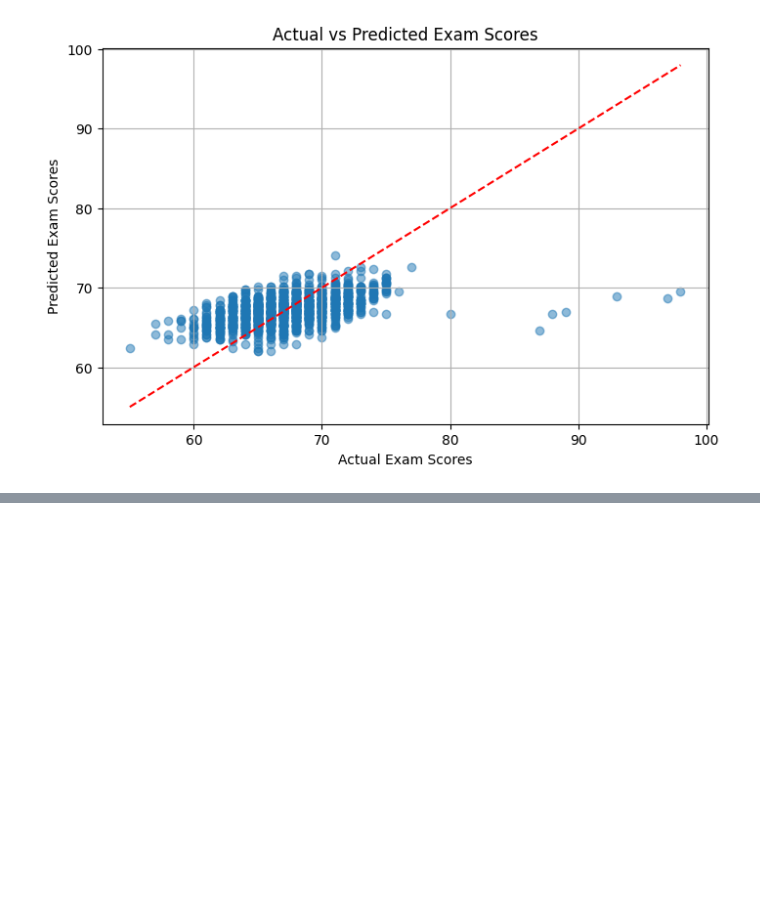
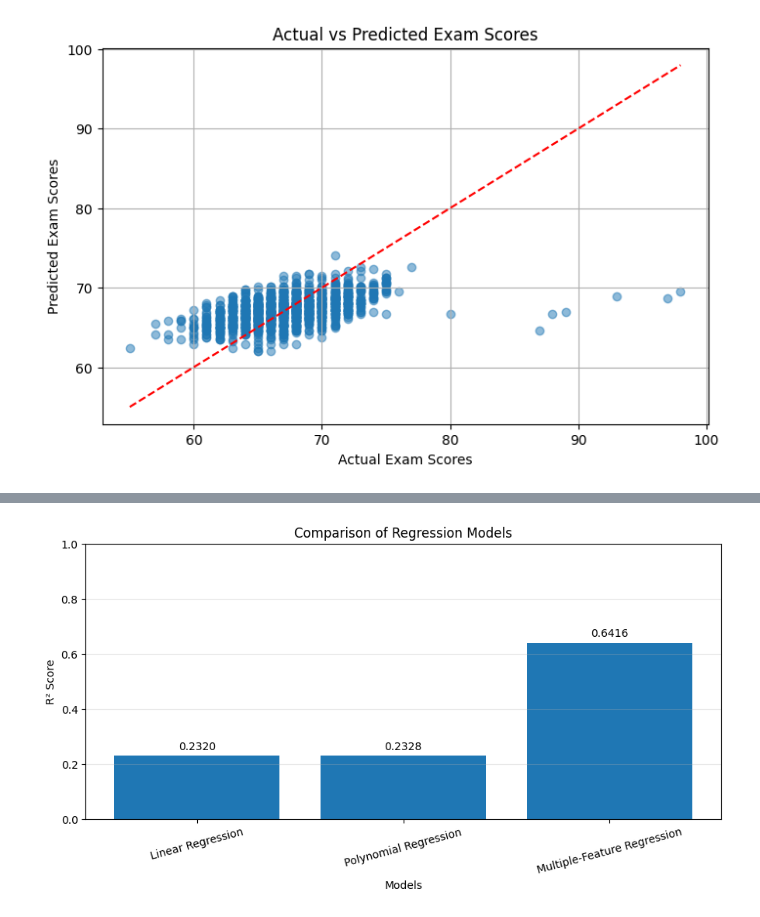
Before and after one commit to asmipandey18/Elevvo_Ml_Internship, a Jupyter notebook: Student_score_prediction.ipynb, the cells around one changed output, grey strips where cells are left out. Drawn from its saved outputs; the diff is of its cells as text; code cells hidden in the pictures; blank space fills up the shorter version.

Commit message:
Task1 : Student Score Prediction

```diff
--- a/Student_score_prediction.ipynb
+++ b/Student_score_prediction.ipynb
@@ -285,0 +381,16 @@ plt.show()
+# %%
+# Make predictions
+y_multi_pred = multi_model.predict(X_multi_test)
+# %%
+# Evaluate the model
+multi_mae = mean_absolute_error(y_multi_test, y_multi_pred)
+multi_mse = mean_squared_error(y_multi_test, y_multi_pred)
+multi_rmse = np.sqrt(multi_mse)
+multi_r2 = r2_score(y_multi_test, y_multi_pred)
+
+print("Multiple-Feature Linear Regression Results")
+print("------------------------------------------")
+print("MAE:", round(multi_mae, 4))
+print("MSE:", round(multi_mse, 4))
+print("RMSE:", round(multi_rmse, 4))
+print("R² Score:", round(multi_r2, 4))
@@ -285,0 +427,38 @@ plt.show()
+# %%
+
+import matplotlib.pyplot as plt
+
+# Model names and their R² scores
+model_names = [
+    "Linear Regression",
+    "Polynomial Regression",
+    "Multiple-Feature Regression"
+]
+
+r2_scores = [r2, poly_r2, multi_r2]
+
+# Create bar chart
+plt.figure(figsize=(9, 5))
+bars = plt.bar(model_names, r2_scores)
+
+plt.title("Comparison of Regression Models")
+plt.xlabel("Models")
+plt.ylabel("R² Score")
+plt.ylim(0, 1)
+
+# Display values above each bar
+for bar in bars:
+    height = bar.get_height()
+    plt.text(
+        bar.get_x() + bar.get_width() / 2,
+        height + 0.02,
+        f"{height:.4f}",
+        ha="center"
+    )
+
+plt.xticks(rotation=15)
+plt.grid(axis="y", alpha=0.3)
+plt.tight_layout()
+plt.show()
+# %% [output]
+[figure, added]
```
Also changed, not shown: parts of 13 cells of this notebook.
